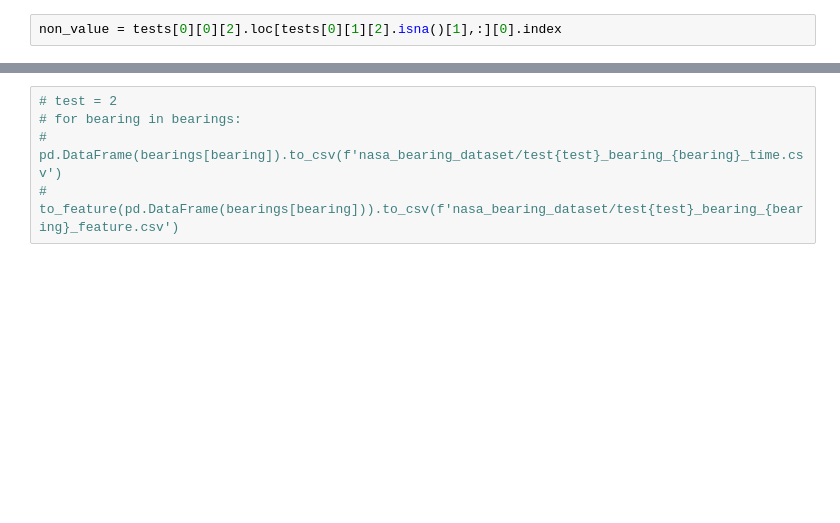
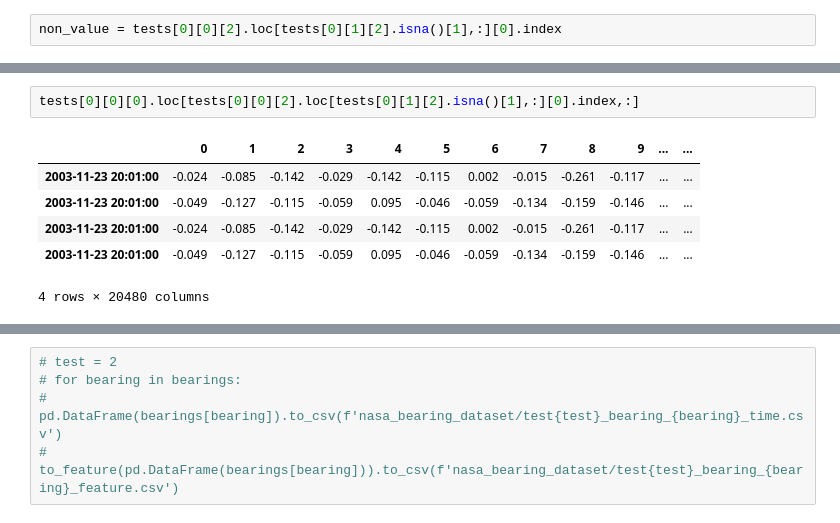
Before and after one commit to KainaK0/mia, a Jupyter notebook: MIA-104_Machine_Learning/EF_01/data_preprocessing.ipynb, the cells around one changed output, grey strips where cells are left out. Cells and saved outputs as stored; diff of their text form; blank space fills up the shorter version.

```diff
--- a/MIA-104_Machine_Learning/EF_01/data_preprocessing.ipynb
+++ b/MIA-104_Machine_Learning/EF_01/data_preprocessing.ipynb
@@ -307,0 +301,9 @@ tests[0][0][1][]
+# %%
+tests[0][0][0].loc[tests[0][0][2].loc[tests[0][1][2].isna()[1],:][0].index,:]
+# %% [output]
+|  | 0 | 1 | 2 | 3 | 4 | 5 | 6 | 7 | 8 | 9 | ... | ... |
+| 2003-11-23 20:01:00 | -0.024 | -0.085 | -0.142 | -0.029 | -0.142 | -0.115 | 0.002 | -0.015 | -0.261 | -0.117 | ... | ... |
+| 2003-11-23 20:01:00 | -0.049 | -0.127 | -0.115 | -0.059 | 0.095 | -0.046 | -0.059 | -0.134 | -0.159 | -0.146 | ... | ... |
+| 2003-11-23 20:01:00 | -0.024 | -0.085 | -0.142 | -0.029 | -0.142 | -0.115 | 0.002 | -0.015 | -0.261 | -0.117 | ... | ... |
+| 2003-11-23 20:01:00 | -0.049 | -0.127 | -0.115 | -0.059 | 0.095 | -0.046 | -0.059 | -0.134 | -0.159 | -0.146 | ... | ... |
+4 rows × 20480 columns
```
Also changed, not shown: parts of 15 cells of this notebook.
